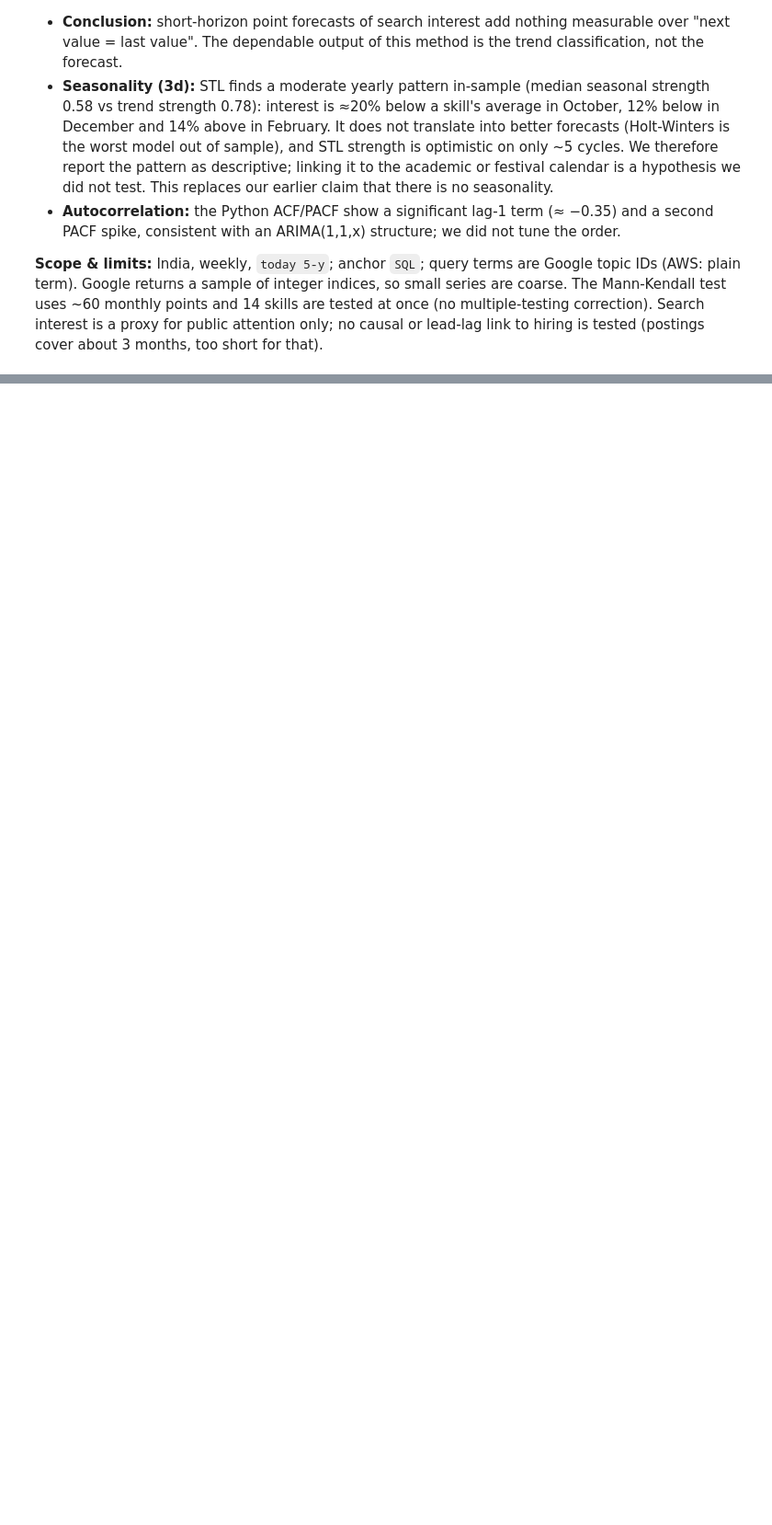
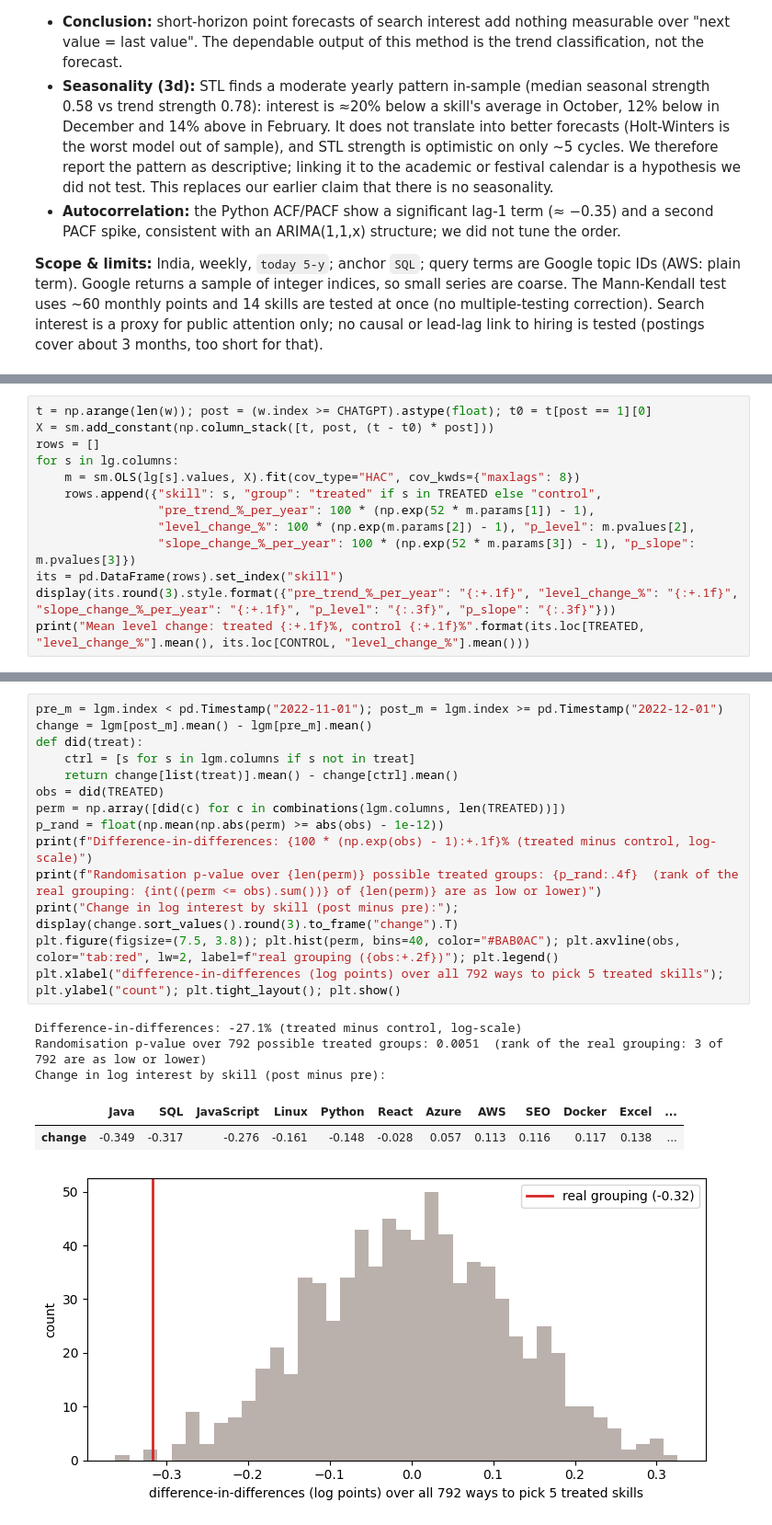
Before and after one commit to anusanth26/Career-Market-Intelligence, a Jupyter notebook: notebooks/method2_time_series.ipynb, the cells around one changed output, grey strips where cells are left out. Shown at 92% size. Saved outputs shown, nothing was run; the diff lists cells and outputs as text; blank space fills up the shorter version.

```diff
--- a/notebooks/method2_time_series.ipynb
+++ b/notebooks/method2_time_series.ipynb
@@ -632,0 +675,13 @@ months, too short for that).
+# %%
+t = np.arange(len(w)); post = (w.index >= CHATGPT).astype(float); t0 = t[post == 1][0]
+X = sm.add_constant(np.column_stack([t, post, (t - t0) * post]))
+rows = []
+for s in lg.columns:
+    m = sm.OLS(lg[s].values, X).fit(cov_type="HAC", cov_kwds={"maxlags": 8})
+    rows.append({"skill": s, "group": "treated" if s in TREATED else "control",
+                 "pre_trend_%_per_year": 100 * (np.exp(52 * m.params[1]) - 1),
+                 "level_change_%": 100 * (np.exp(m.params[2]) - 1), "p_level": m.pvalues[2],
+                 "slope_change_%_per_year": 100 * (np.exp(52 * m.params[3]) - 1), "p_slope": m.pvalues[3]})
+its = pd.DataFrame(rows).set_index("skill")
+display(its.round(3).style.format({"pre_trend_%_per_year": "{:+.1f}", "level_change_%": "{:+.1f}", "slope_change_%_per_year": "{:+.1f}", "p_level": "{:.3f}", "p_slope": "{:.3f}"}))
+print("Mean level change: treated {:+.1f}%, control {:+.1f}%".format(its.loc[TREATED, "level_change_%"].mean(), its.loc[CONTROL, "level_change_%"].mean()))
@@ -632,0 +707,21 @@ months, too short for that).
+# %%
+pre_m = lgm.index < pd.Timestamp("2022-11-01"); post_m = lgm.index >= pd.Timestamp("2022-12-01")
+change = lgm[post_m].mean() - lgm[pre_m].mean()
+def did(treat):
+    ctrl = [s for s in lgm.columns if s not in treat]
+    return change[list(treat)].mean() - change[ctrl].mean()
+obs = did(TREATED)
+perm = np.array([did(c) for c in combinations(lgm.columns, len(TREATED))])
+p_rand = float(np.mean(np.abs(perm) >= abs(obs) - 1e-12))
+print(f"Difference-in-differences: {100 * (np.exp(obs) - 1):+.1f}% (treated minus control, log-scale)")
+print(f"Randomisation p-value over {len(perm)} possible treated groups: {p_rand:.4f}  (rank of the real grouping: {int((perm <= obs).sum())} of {len(perm)} are as low or lower)")
+print("Change in log interest by skill (post minus pre):"); display(change.sort_values().round(3).to_frame("change").T)
+plt.figure(figsize=(7.5, 3.8)); plt.hist(perm, bins=40, color="#BAB0AC"); plt.axvline(obs, color="tab:red", lw=2, label=f"real grouping ({obs:+.2f})"); plt.legend()
+plt.xlabel("difference-in-differences (log points) over all 792 ways to pick 5 treated skills"); plt.ylabel("count"); plt.tight_layout(); plt.show()
+# %% [output]
+Difference-in-differences: -27.1% (treated minus control, log-scale)
+Randomisation p-value over 792 possible treated groups: 0.0051  (rank of the real grouping: 3 of 792 are as low or lower)
+Change in log interest by skill (post minus pre):
+|  | Java | SQL | JavaScript | Linux | Python | React | Azure | AWS | SEO | Docker | Excel | ... |
+| change | -0.349 | -0.317 | -0.276 | -0.161 | -0.148 | -0.028 | 0.057 | 0.113 | 0.116 | 0.117 | 0.138 | ... |
+[figure, added]
```
Also changed, not shown: parts of 16 cells of this notebook, 3 other files.
